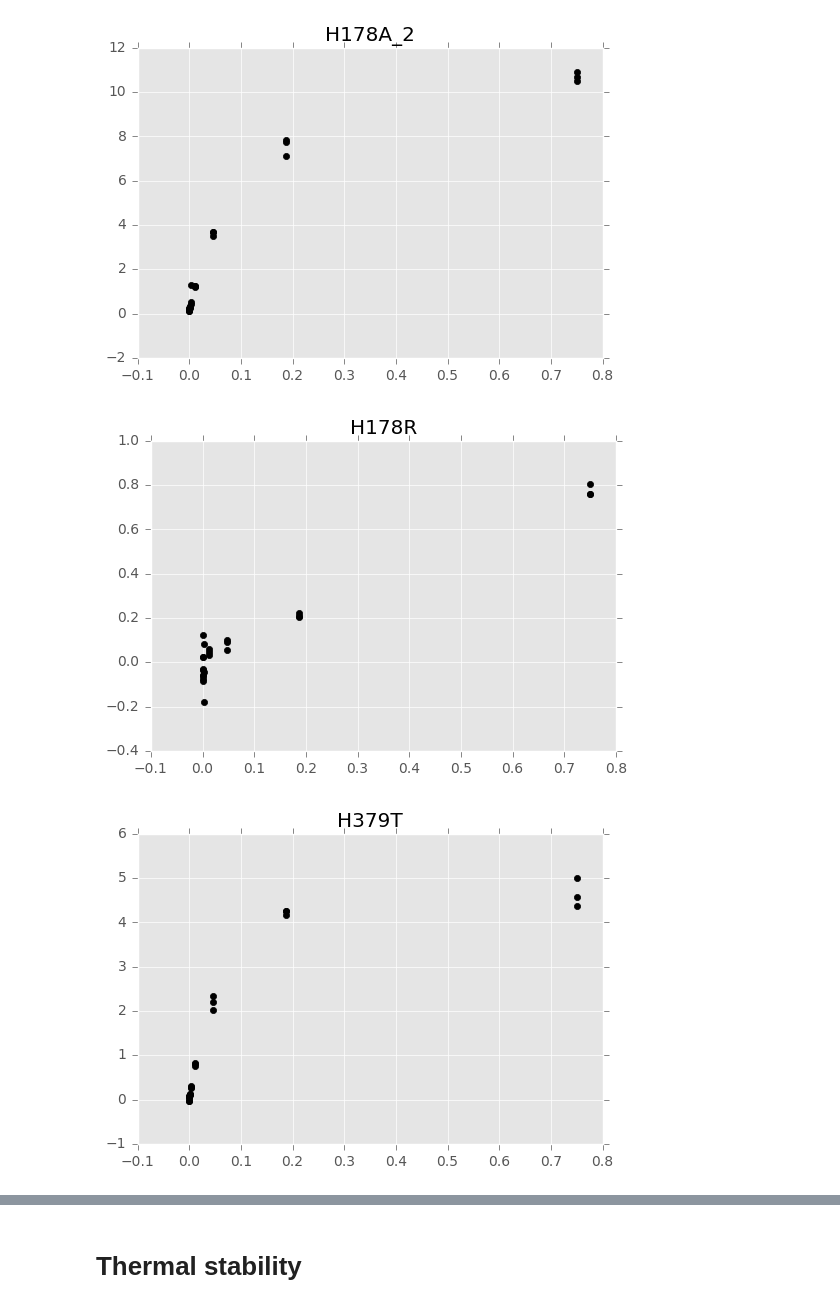
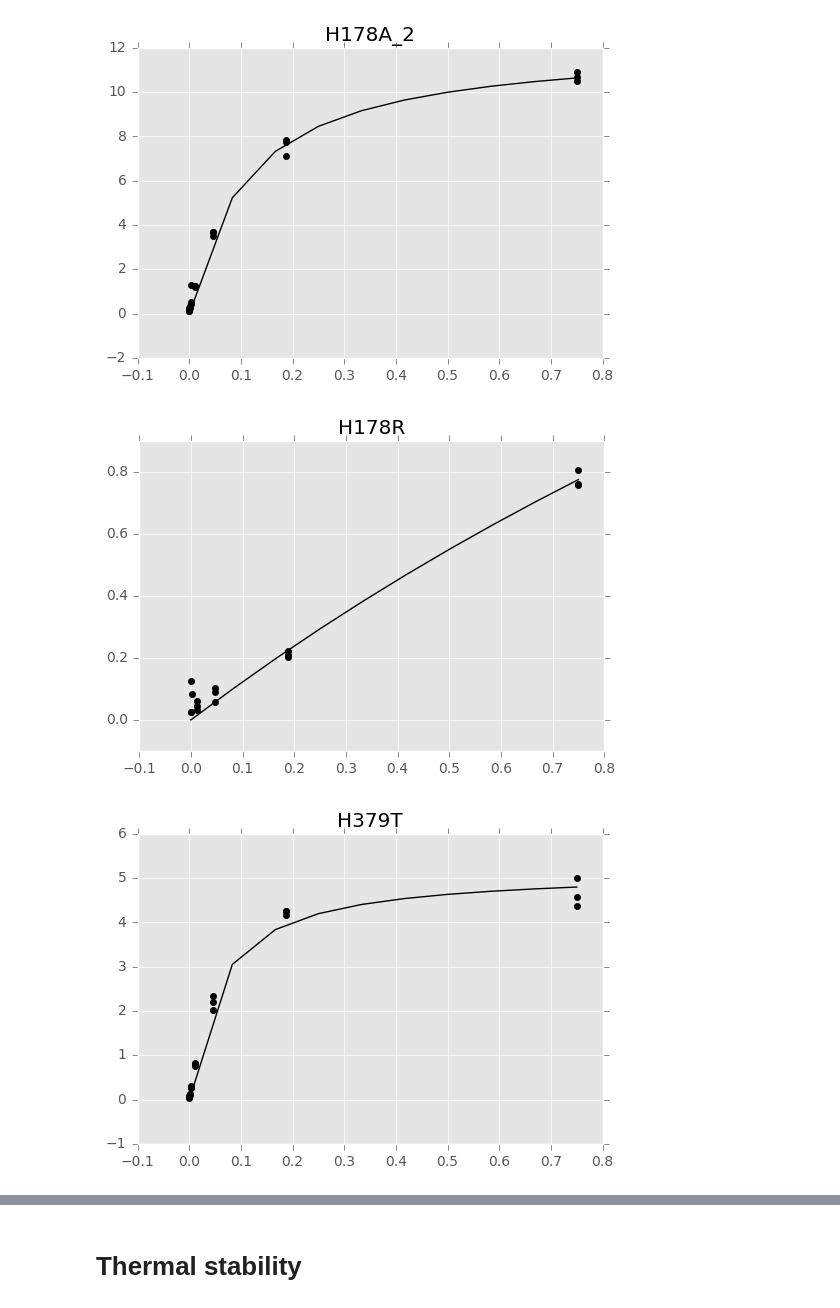
Before and after one commit to dacarlin/bglb_thermal, a Jupyter notebook: data_sets/experimental_data/assay_data/why_isn't_this_in_clean?.ipynb, the cells around one changed output, grey strips where cells are left out. Cells and saved outputs as stored; diff of their text form; code cells hidden in the pictures.

```diff
--- a/data_sets/experimental_data/assay_data/why_isn't_this_in_clean?.ipynb
+++ b/data_sets/experimental_data/assay_data/why_isn't_this_in_clean?.ipynb
@@ -24,0 +25,4 @@ def my_curve_fit( f, xdata, ydata, p0 ):
+# %%
+p0=(3,1)
+null = np.array( [ np.nan for i in range( len( p0 ) ) ] )
+null
@@ -25,3 +31,15 @@ def my_curve_fit( f, xdata, ydata, p0 ):
+# %%
+def my_curve_fit( f, xdata, ydata, p0 ):
+    null_return = ( [ np.nan, np.nan ], [ np.nan, np.nan ] )
+    try:
+        curve_return = curve_fit( f, xdata, ydata, p0 )
+        if len( curve_return ) == 2:
+            errors = np.sqrt( np.diag( curve_return[1] ) )
+            return curve_return[0], errors
+        else:
+            return null_return
+    except:
+        return null_return
 # %%
 def v( s, kcat, km ):
     return ( kcat * s ) / ( km + s )
@@ -32,6 +68,14 @@ for idx, data in df.groupby( 'mutant' ):
 # %%
-my_mutants = []
+my_mutants = pandas.DataFrame( columns=[ 'kcat', 'km', 'kcat_std_err', 'km_std_err' ] )
 for idx, data in df.groupby( 'mutant' ):
-    mutation = idx.split( '_' )[ 0 ]
-    params, cov = my_curve_fit( v, data.s, data.kobs, ( data.kobs.max(), .1 ) )
-    my_mutants.append( ( mutation, params, cov ) )
+    params, std_err = my_curve_fit( v, data.s, data.kobs, ( data.kobs.max(), .1 ) )
+    my_mutants.loc[ idx ] = np.append( params, std_err )
+# %%
+good_fits = pandas.DataFrame( columns=[ 'kcat', 'km', 'kcat_std_err', 'km_std_err' ] )
+for idx, data in my_mutants.iterrows():
+    if data.kcat > data.kcat_std_err and data.km > data.km_std_err:
+        good_fits.loc[ idx ] = data
+    else:
+        good_fits.loc[ idx ] = ( np.nan, np.nan, np.nan, np.nan )
+
+good_fits
@@ -38,12 +100,10 @@ for idx, data in df.groupby( 'mutant' ):
 # %%
-%matplotlib inline
-import matplotlib.pyplot as plt
-plt.style.use( 'ggplot' )
-
-for idx, data in df.groupby( 'mutant' ):
+for i, (idx, data) in enumerate( df.groupby( 'mutant' ) ):
     plt.scatter( data.s, data.kobs, color='k' )
     x_vals = np.linspace( data.s.min(), data.s.max(), 10 )
-#    plt.plot( x_vals, v(
+    my_params = good_fits.loc[ idx ][ 0 : 2 ]
+    if any( my_params ):
+        plt.plot( x_vals, v( x_vals, *my_params ), color='k' )
     plt.title( idx )
     plt.show()
 # %% [output]
@@ -56,3 +116,3 @@ for idx, data in df.groupby( 'mutant' ):
-[figure, old version]
+[figure, new version]
-[figure, old version]
+[figure, new version]
-[figure, old version]
+[figure, new version]
```
Also changed, not shown: parts of 17 cells of this notebook.
